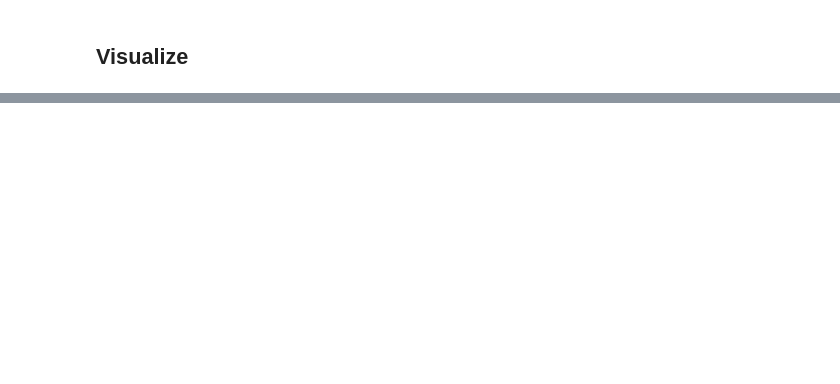
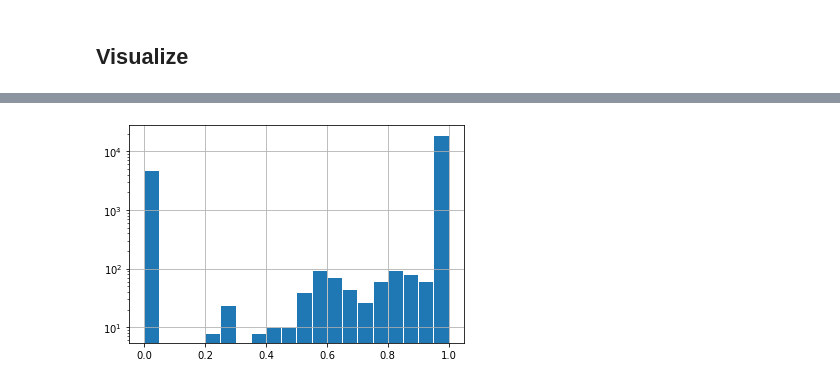
Before and after one commit to michaelsilverstein/research, a Jupyter notebook: segre/tnseq_fba/ecoli_fba_tnseq.ipynb, the cells around one changed output, grey strips where cells are left out. Cells and saved outputs as stored; diff of their text form; code cells hidden in the pictures; blank space fills up the shorter version.

```diff
--- a/segre/tnseq_fba/ecoli_fba_tnseq.ipynb
+++ b/segre/tnseq_fba/ecoli_fba_tnseq.ipynb
@@ -161,0 +195,4 @@ for data in [combo, filtered]:
+# %%
+"""Just essential in lb"""
+essential = filtered[filtered.tnseq_essential]
+essential.head()
@@ -161,0 +206,6 @@ for data in [combo, filtered]:
+# %%
+essential.fba.hist(bins=20, ec='w')
+plt.yscale('log')
+plt.show()
+# %% [output]
+[figure, added]
```
Also changed, not shown: parts of 15 cells of this notebook, 1 other file.
